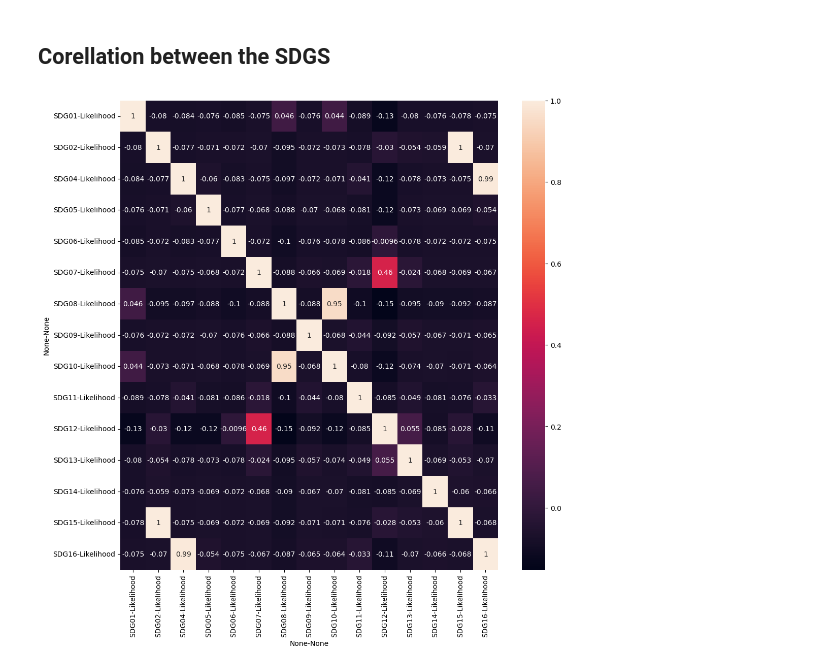
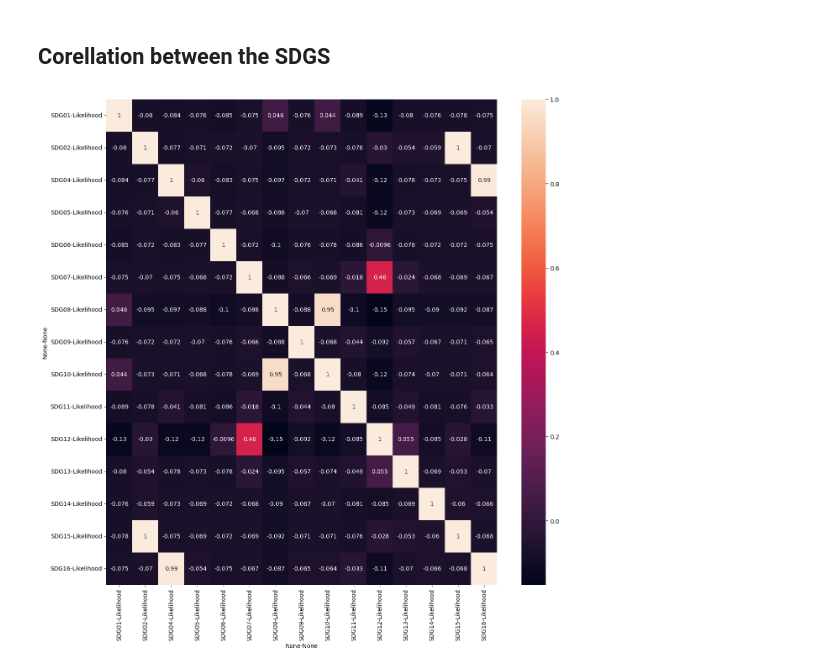
Before and after one commit to Fabchirajoul/SDG, a Jupyter notebook: SDG.ipynb, the cells around one changed output. Cells and saved outputs as stored; diff of their text form; code cells hidden in the pictures.

```diff
--- a/SDG.ipynb
+++ b/SDG.ipynb
@@ -603,13 +604,13 @@ plt.show()
 # %%
 import matplotlib.pyplot as plt
 
 # Increase the size of the plot
-plt.figure(figsize=(12, 12))
+plt.figure(figsize=(15, 15))
 
 # Create the heatmap
 sns.heatmap(combined_df[['SDG01', 'SDG02', 'SDG04', 'SDG05', 'SDG06', 'SDG07', 'SDG08', 'SDG09', 'SDG10', 'SDG11', 'SDG12', 'SDG13', 'SDG14', 'SDG15', 'SDG16']].corr(), annot=True)
 
 # Show the plot
 plt.show()
 # %% [output]
-[figure, old version]
+[figure, new version]
```
Also changed, not shown: parts of 1 cell of this notebook.
